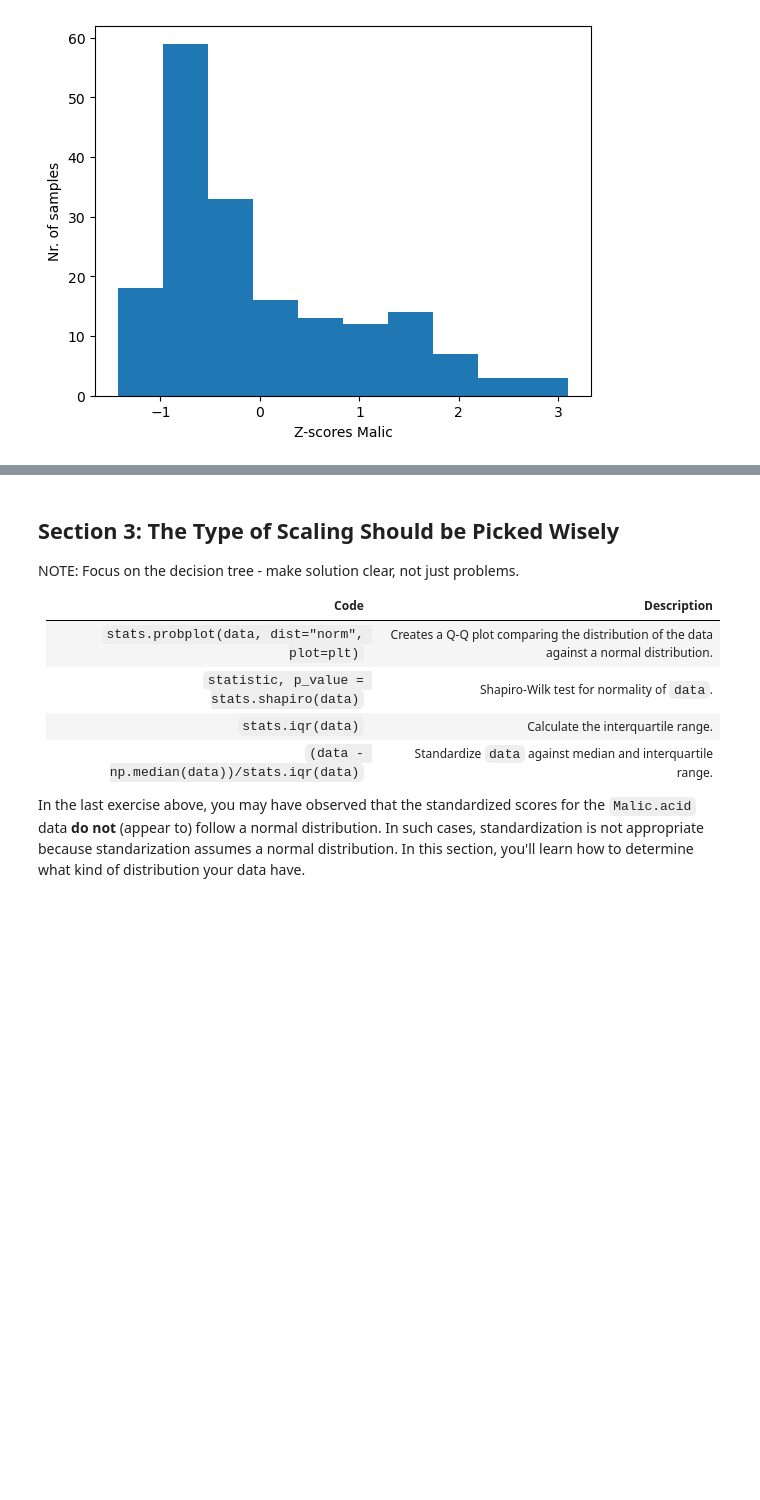
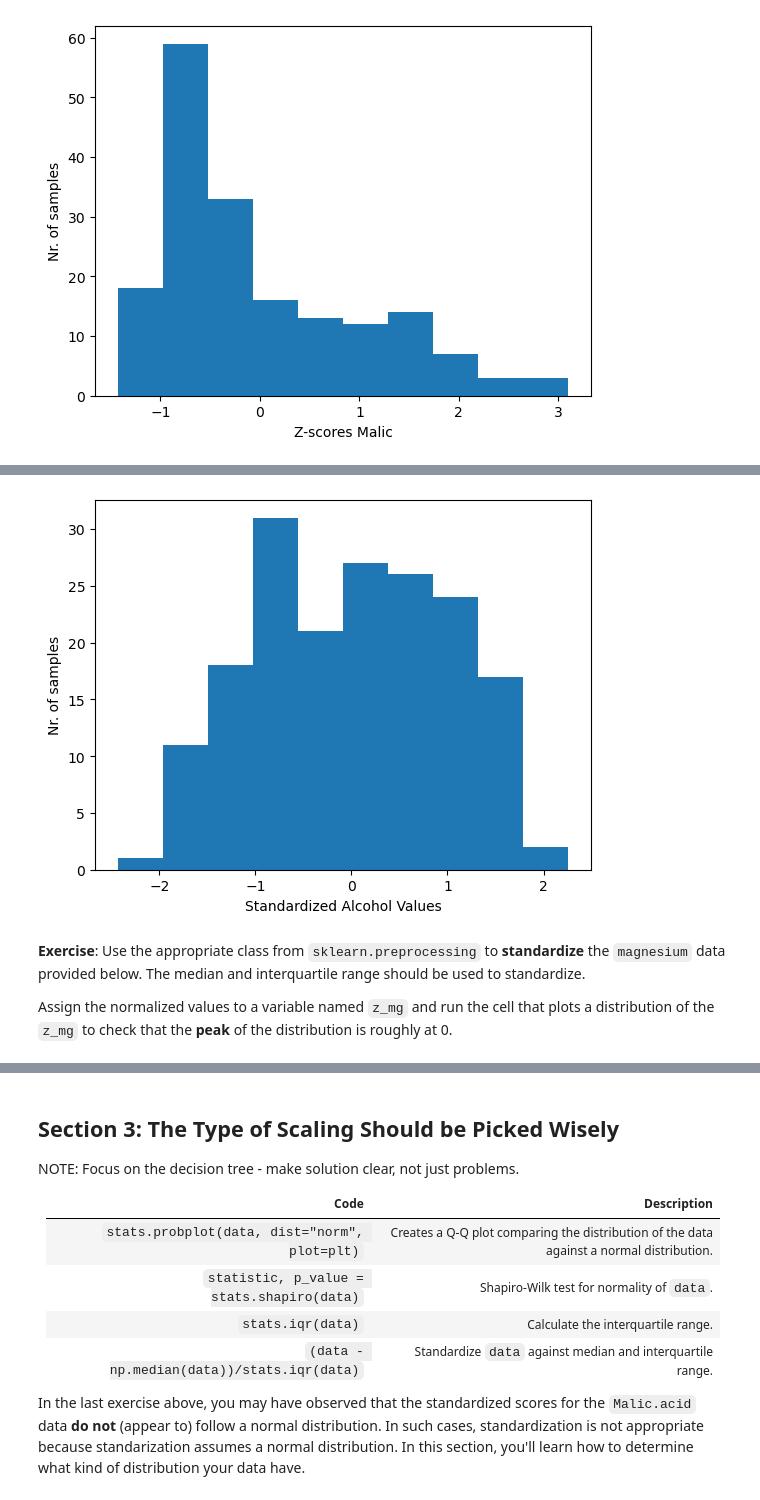
Before and after one commit to atleer/intro-to-deep-learning-dev, a Jupyter notebook: Day02/07_data_standardization/07_data_standardization.ipynb, the cells around one changed output, grey strips where cells are left out. Drawn from its saved outputs; the diff is of its cells as text; code cells hidden in the pictures; blank space fills up the shorter version.

```diff
--- a/Day02/07_data_standardization/07_data_standardization.ipynb
+++ b/Day02/07_data_standardization/07_data_standardization.ipynb
@@ -364,0 +385,14 @@ tensor([[0.8421, 0.1917, 0.5722,  ..., 0.4553, 0.9707, 0.5613],
+# %%
+alcohol = df['Alcohol'].values.reshape(-1,1)
+# %%
+z_alcohol = StandardScaler().fit_transform(alcohol)
+# %%
+plt.hist(z_alcohol)
+plt.xlabel('Standardized Alcohol Values')
+plt.ylabel('Nr. of samples');
+# %% [output]
+[figure, added]
+# %% [markdown]
+**Exercise**: Use the appropriate class from `sklearn.preprocessing` to **standardize** the `magnesium` data provided below. The median and interquartile range should be used to standardize.
+
+ Assign the normalized values to a variable named `z_mg` and run the cell that plots a distribution of the `z_mg` to check that the **peak** of the distribution is roughly at 0.
```
Also changed, not shown: parts of 45 cells of this notebook.
